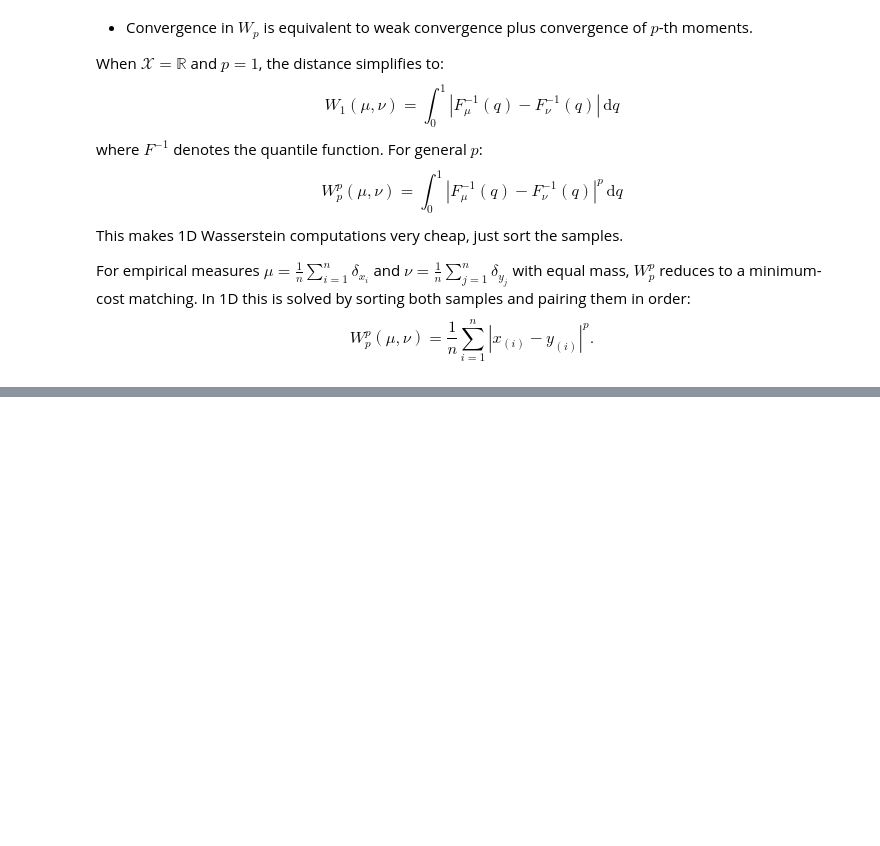
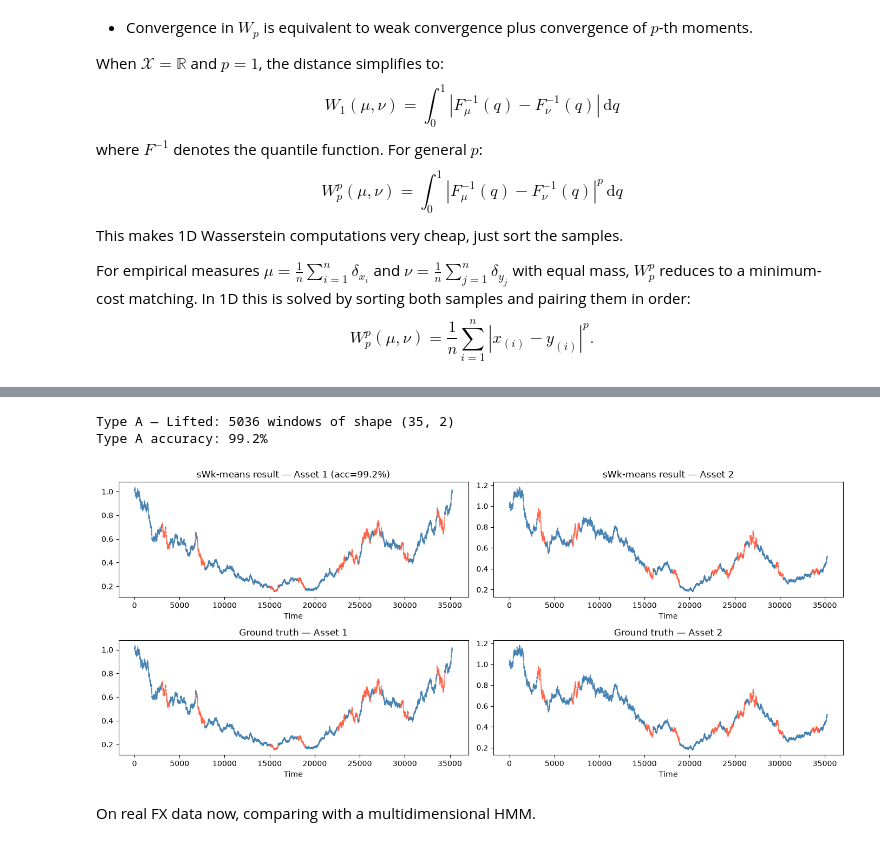
Before and after one commit to RaandRB/Regime-Classification-Wasserstein, a Jupyter notebook: regime_classification.ipynb, the cells around one changed output, grey strips where cells are left out. Drawn from its saved outputs; the diff is of its cells as text; code cells hidden in the pictures; blank space fills up the shorter version.

```diff
--- a/regime_classification.ipynb
+++ b/regime_classification.ipynb
@@ -218,0 +666,64 @@ $$W_p^p(\mu, \nu) = \frac{1}{n}\sum_{i=1}^n |x_{(i)} - y_{(i)}|^p.$$
+# %%
+# Generate Type A data (bull vs bear, same correlation)
+prices_2d_a, returns_2d_a, labels_2d_a = generate_gbm_2d(
+    rho_regimes=(0.5, 0.5), seed=42)
+
+# Lift and cluster
+h1, h2, L = 35, 7, 9
+windows_2d_a = lift(returns_2d_a, h1, h2)
+print(f"Type A — Lifted: {windows_2d_a.shape[0]} windows of shape ({h1}, 2)")
+
+# Multiple runs, select by centroid separation
+best_sep_a, best_labels_a = -1, None
+for run in range(30):
+    seq_lab, cproj = swkmeans(windows_2d_a, K=2, L=L, seed=run)
+    sep = centroid_separation(cproj)
+    if sep > best_sep_a:
+        best_sep_a = sep
+        best_labels_a = seq_lab
+
+def majority_vote(seq_labels, N, h1, h2):
+    """Assign each time point a label via majority voting over overlapping windows."""
+    votes = np.zeros((N, seq_labels.max() + 1))
+    M = len(seq_labels)
+    for m in range(M):
+        start = h2 * m
+        votes[start:start+h1, seq_labels[m]] += 1
+    return np.argmax(votes, axis=1)
+
+
+def total_accuracy(predicted, true_labels, K=2):
+    """Compute accuracy, handling label permutations."""
+    from itertools import permutations
+    best = 0.0
+    for perm in permutations(range(K)):
+        remapped = np.array([perm[l] for l in predicted])
+        best = max(best, np.mean(remapped == true_labels))
+    return best
+point_labels_a = majority_vote(best_labels_a, len(returns_2d_a), h1, h2)
+acc_a = total_accuracy(point_labels_a, labels_2d_a, K=2)
+print(f"Type A accuracy: {acc_a:.1%}")
+
+# Visualize
+fig, axes = plt.subplots(2, 2, figsize=(14, 6))
+t2 = np.arange(len(prices_2d_a))
+colors_pred = np.where(point_labels_a == point_labels_a[0], 'steelblue', 'tomato')
+colors_true = np.where(labels_2d_a == 0, 'steelblue', 'tomato')
+
+axes[0,0].scatter(t2, prices_2d_a[:,0], s=0.1, c=colors_pred, alpha=0.4)
+axes[0,0].set_title(f'sWk-means result — Asset 1 (acc={acc_a:.1%})')
+axes[0,1].scatter(t2, prices_2d_a[:,1], s=0.1, c=colors_pred, alpha=0.4)
+axes[0,1].set_title('sWk-means result — Asset 2')
+axes[1,0].scatter(t2, prices_2d_a[:,0], s=0.1, c=colors_true, alpha=0.4)
+axes[1,0].set_title('Ground truth — Asset 1')
+axes[1,1].scatter(t2, prices_2d_a[:,1], s=0.1, c=colors_true, alpha=0.4)
+axes[1,1].set_title('Ground truth — Asset 2')
+for ax in axes.flat:
+    ax.set_xlabel('Time')
+plt.tight_layout(); plt.show()
+# %% [output]
+Type A — Lifted: 5036 windows of shape (35, 2)
+Type A accuracy: 99.2%
+[figure, added]
+# %% [markdown]
+On real FX data now, comparing with a multidimensional HMM.
```
Also changed, not shown: parts of 12 cells of this notebook.
